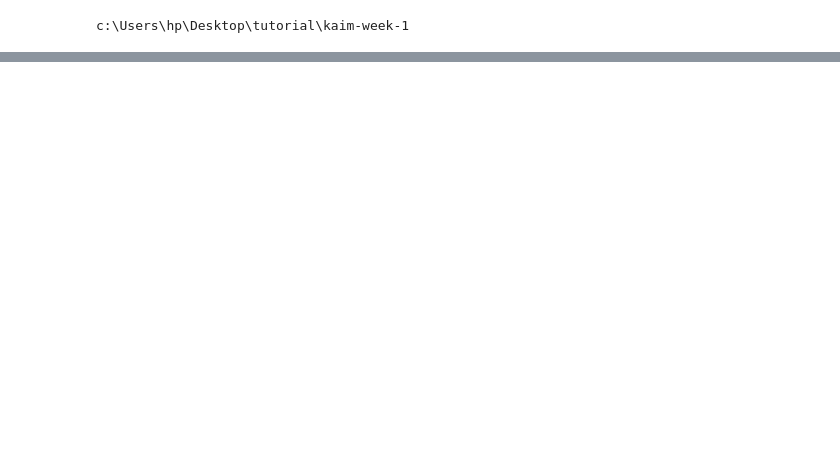
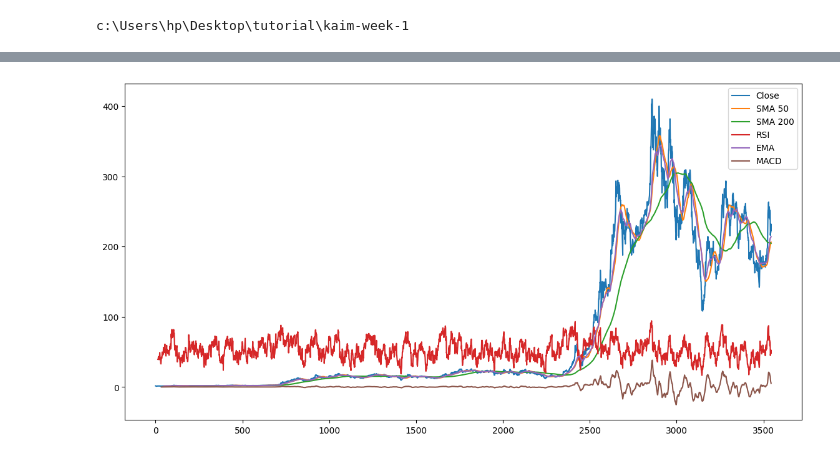
Before and after one commit to basleal22/kaim-week-1, a Jupyter notebook: notebooks/financial_analyzer.ipynb, the cells around one changed output, grey strips where cells are left out. Cells and saved outputs as stored; diff of their text form; code cells hidden in the pictures; blank space fills up the shorter version.

Commit message:
visualized the data

```diff
--- a/notebooks/financial_analyzer.ipynb
+++ b/notebooks/financial_analyzer.ipynb
@@ -33,0 +39,9 @@ print(indicators[['Date','sma_50','rsi','ema','macd','macd_signal','macd_hist']]
+# %%
+#visualizing the indicators
+from scripts.utils import financial_analyzer
+# Create an instance of the class with the required arguments
+plotter = financial_analyzer("TSLA","2010-09-08","2010-09-22")# plot from 2010-09-08 to 2010-09-22
+
+plotter.plot_data(indicators)
+# %% [output]
+[figure, added]
```
Also changed, not shown: parts of 3 cells of this notebook.
